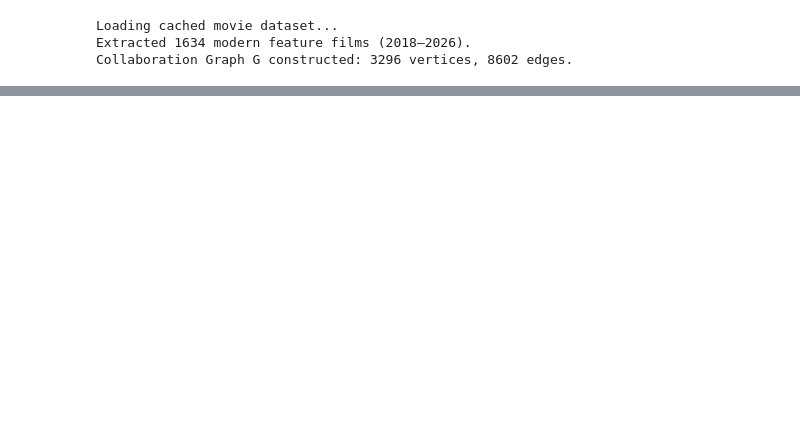
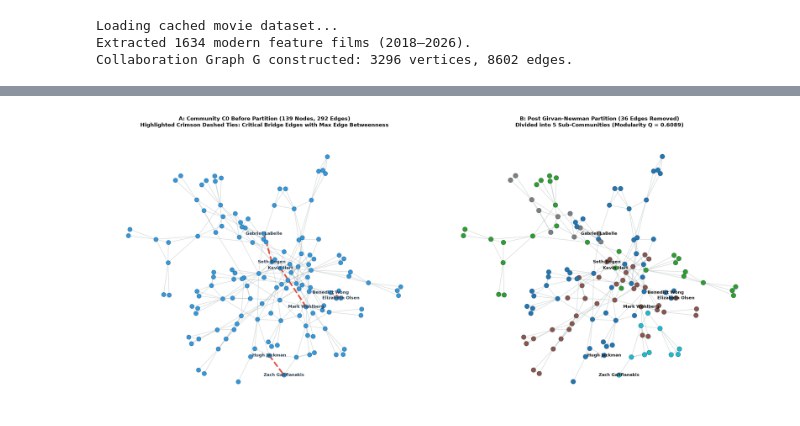
Before and after one commit to Codesmith104/CS176_Project, a Jupyter notebook: Cinema_Network_Analysis.ipynb, the cells around one changed output, grey strips where cells are left out. Drawn from its saved outputs; the diff is of its cells as text; code cells hidden in the pictures; blank space fills up the shorter version.

```diff
--- a/Cinema_Network_Analysis.ipynb
+++ b/Cinema_Network_Analysis.ipynb
@@ -263,0 +336,46 @@ plt.show()
+# %%
+final_comps = list(nx.connected_components(sub))
+fig, axes = plt.subplots(1, 2, figsize=(18, 8), dpi=150)
+pos_c0 = nx.spring_layout(c0, seed=42, k=0.22, iterations=80)
+
+# Panel A: Before Partitioning
+axes[0].set_title(
+    "A: Community C0 Before Partition (139 Nodes, 292 Edges)\n"
+    "Highlighted Crimson Dashed Ties: Critical Bridge Edges with Max Edge Betweenness",
+    fontsize=10, fontweight="bold", pad=12
+)
+non_crit = [e for e in c0.edges() if tuple(sorted(e)) not in [tuple(sorted(x)) for x in critical_edges]]
+nx.draw_networkx_edges(c0, pos_c0, edgelist=non_crit, ax=axes[0], alpha=0.3, edge_color="#7f8c8d", width=1.0)
+crit_pres = [e for e in c0.edges() if tuple(sorted(e)) in [tuple(sorted(x)) for x in critical_edges]]
+nx.draw_networkx_edges(c0, pos_c0, edgelist=crit_pres, ax=axes[0], edge_color="#e74c3c", width=3.0, style="dashed")
+nx.draw_networkx_nodes(c0, pos_c0, ax=axes[0], node_size=70, node_color="#3498db", edgecolors="#1b4f72", linewidths=0.5)
+
+labeled_actors = set()
+for u, v in critical_edges:
+    labeled_actors.add(u)
+    labeled_actors.add(v)
+labels_crit = {n: n for n in labeled_actors}
+nx.draw_networkx_labels(c0, pos_c0, labels=labels_crit, ax=axes[0], font_size=8, font_weight="bold", font_color="#2c3e50")
+axes[0].axis("off")
+
+# Panel B: After Divisive Removal
+axes[1].set_title(
+    f"B: Post Girvan-Newman Partition (36 Edges Removed)\n"
+    f"Divided into 5 Sub-Communities (Modularity Q = 0.6089)",
+    fontsize=10, fontweight="bold", pad=12
+)
+node_comp_map = {}
+for cid, comp in enumerate(final_comps):
+    for n in comp:
+        node_comp_map[n] = cid
+
+colors_sub = [node_comp_map[n] for n in sub.nodes()]
+nx.draw_networkx_edges(sub, pos_c0, ax=axes[1], alpha=0.3, edge_color="#7f8c8d", width=1.0)
+nx.draw_networkx_nodes(sub, pos_c0, ax=axes[1], node_size=80, node_color=colors_sub, cmap=plt.cm.tab10, edgecolors="#2c3e50", linewidths=0.5)
+nx.draw_networkx_labels(sub, pos_c0, labels=labels_crit, ax=axes[1], font_size=8, font_weight="bold", font_color="#1a1a1a")
+axes[1].axis("off")
+
+plt.tight_layout()
+plt.show()
+# %% [output]
+[figure, added]
```
Also changed, not shown: parts of 22 cells of this notebook, 8 other files.
